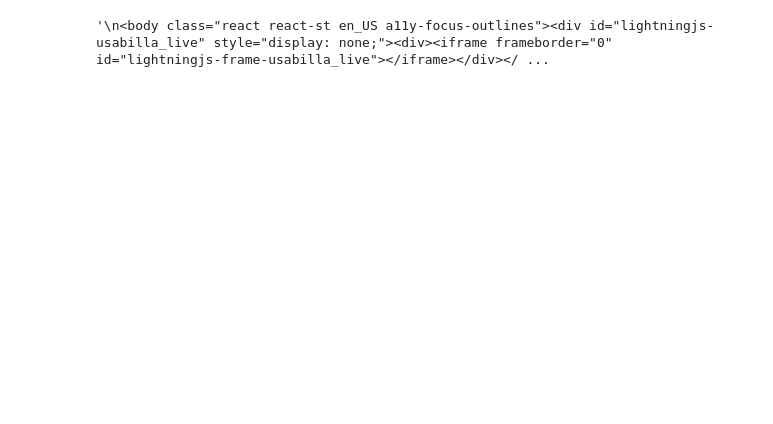
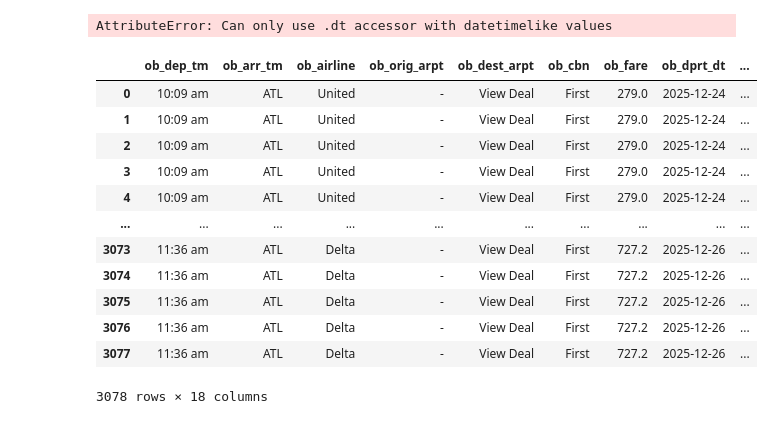
Before and after one commit to rmasons/kayak_scrape, a Jupyter notebook: atl_den_dec25.ipynb, the cells around one changed output. Drawn from its saved outputs; the diff is of its cells as text; code cells hidden in the pictures; blank space fills up the shorter version.

```diff
--- a/atl_den_dec25.ipynb
+++ b/atl_den_dec25.ipynb
@@ -81,2 +59,29 @@ writer.close()
+# %%
+jnd_flts_df['ob_dprt_dt'] = jnd_flts_df.ob_dprt_dt.dt.date
+# %% [output]
+AttributeError: Can only use .dt accessor with datetimelike values
+# %%
+jnd_flts_df['rtrn_dprt_dt'] = jnd_flts_df.rtrn_dprt_dt.dt.date
+# %%
+col_order =['ob_dep_tm', 'ob_arr_tm', 'ob_airline', 'ob_orig_arpt', 'ob_dest_arpt', 'ob_cbn', 'ob_fare', 'ob_dprt_dt', 'rtrn_dprt_tm', 'rtrn_arr_tm', 'rtrn_airline', 'rtrn_orig_arpt',
+            'rtrn_dest_arpt', 'rtrn_cbn', 'rtrn_fare', 'rtrn_dprt_dt', 'ttl_trp_fare']
+# %%
+jnd_flts_df.columns = col_order
+# %%
+jnd_flts_df
+# %% [output]
+|  | ob_dep_tm | ob_arr_tm | ob_airline | ob_orig_arpt | ob_dest_arpt | ob_cbn | ob_fare | ob_dprt_dt | ... |
+| 0 | 10:09 am | ATL | United | - | View Deal | First | 279.0 | 2025-12-24 | ... |
+| 1 | 10:09 am | ATL | United | - | View Deal | First | 279.0 | 2025-12-24 | ... |
+| 2 | 10:09 am | ATL | United | - | View Deal | First | 279.0 | 2025-12-24 | ... |
+| 3 | 10:09 am | ATL | United | - | View Deal | First | 279.0 | 2025-12-24 | ... |
+| 4 | 10:09 am | ATL | United | - | View Deal | First | 279.0 | 2025-12-24 | ... |
+| ... | ... | ... | ... | ... | ... | ... | ... | ... | ... |
+| 3073 | 11:36 am | ATL | Delta | - | View Deal | First | 727.2 | 2025-12-26 | ... |
+| 3074 | 11:36 am | ATL | Delta | - | View Deal | First | 727.2 | 2025-12-26 | ... |
+| 3075 | 11:36 am | ATL | Delta | - | View Deal | First | 727.2 | 2025-12-26 | ... |
+| 3076 | 11:36 am | ATL | Delta | - | View Deal | First | 727.2 | 2025-12-26 | ... |
+| 3077 | 11:36 am | ATL | Delta | - | View Deal | First | 727.2 | 2025-12-26 | ... |
+3078 rows × 18 columns
 # %%
 tst_soup = """
@@ -341,7 +346,3 @@ FS.setVars('page', { 'pageName' : 'flight,results,unknown' })
 """
-# %%
-tst_soup
-# %% [output]
-'\n<body class="react react-st en_US a11y-focus-outlines"><div id="lightningjs-usabilla_live" style="display: none;"><div><iframe frameborder="0" id="lightningjs-frame-usabilla_live"></iframe></div></ ...
 # %%
 from bs4 import BeautifulSoup as BS
```
Also changed, not shown: parts of 22 cells of this notebook, 1 other file.
